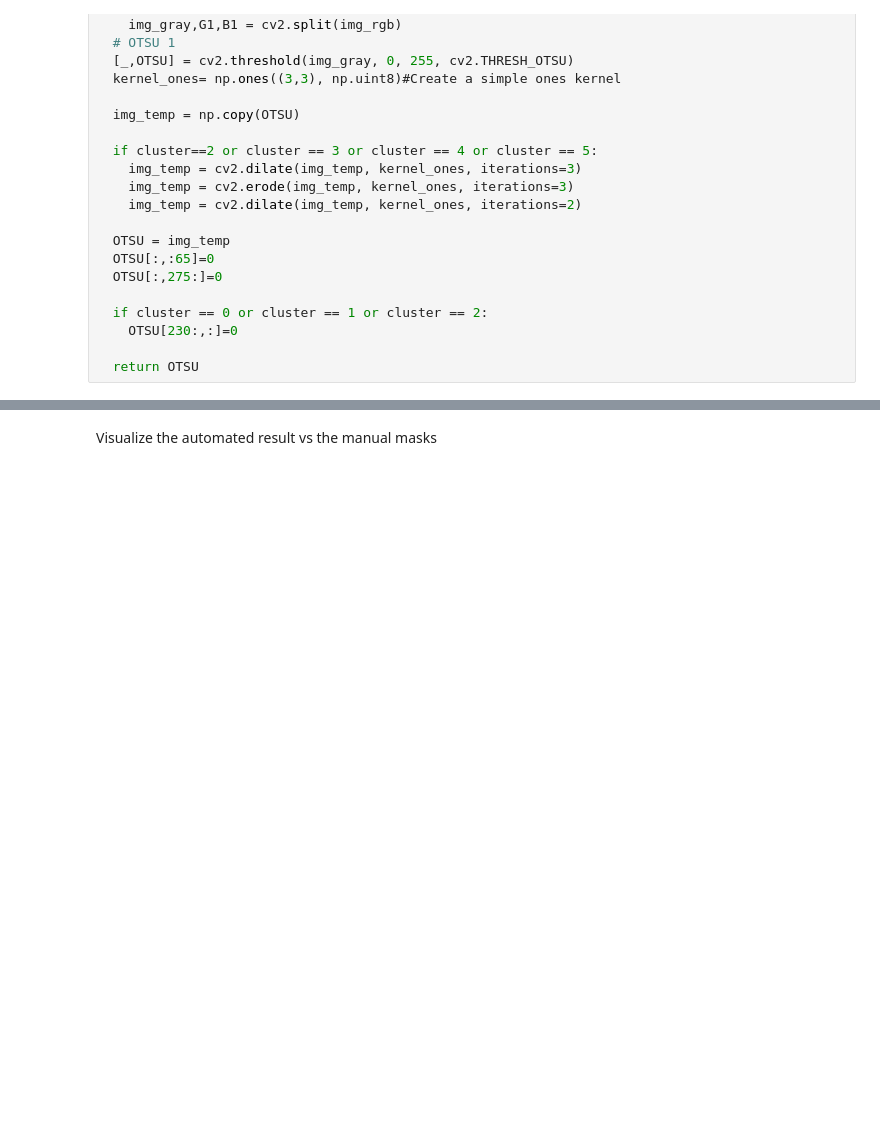
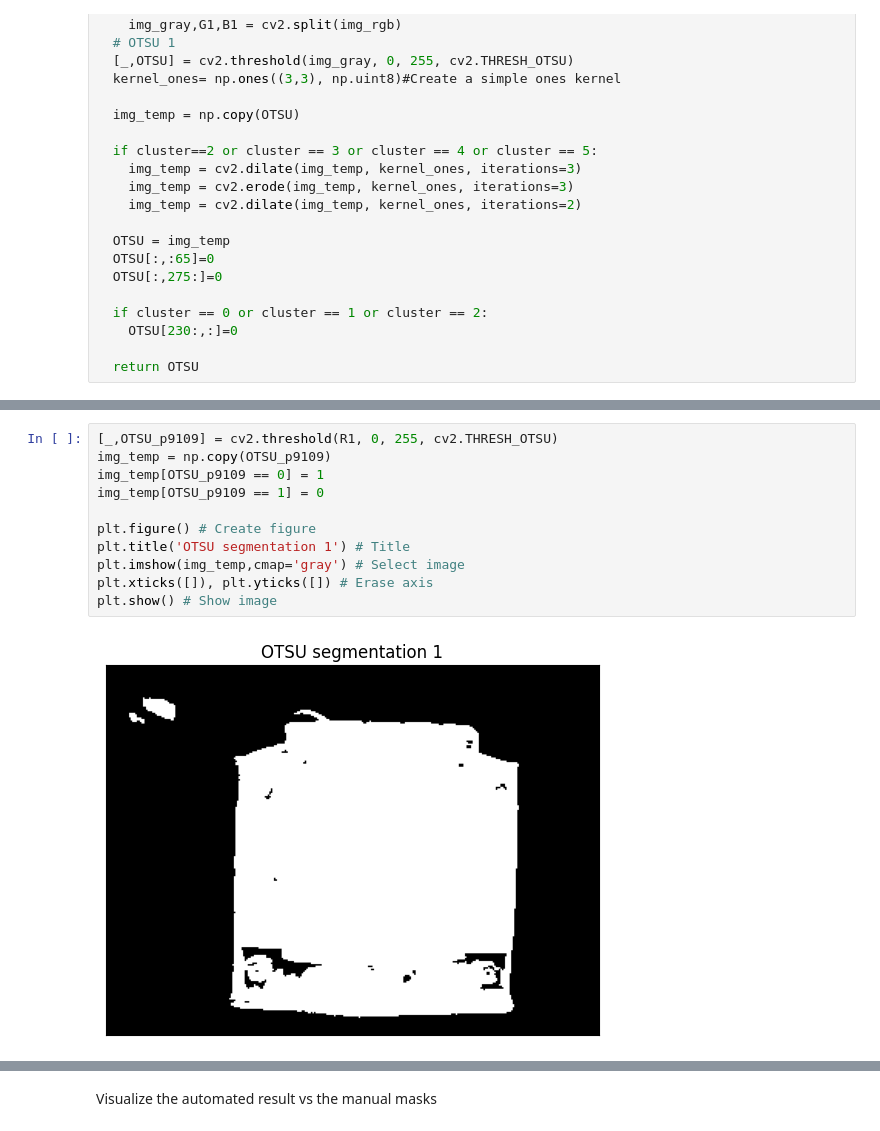
Before and after one commit to anamarigarzon/Predictive_and_Proactive_Maintenance_in_Power_Systems, a Jupyter notebook: Indoor-Power-Systems/IR_image_analysis_Transformer.ipynb, the cells around one changed output, grey strips where cells are left out. Cells and saved outputs as stored; diff of their text form; blank space fills up the shorter version.

```diff
--- a/Indoor-Power-Systems/IR_image_analysis_Transformer.ipynb
+++ b/Indoor-Power-Systems/IR_image_analysis_Transformer.ipynb
@@ -516,0 +527,13 @@ def find_RoI(img_rgb,cluster):
+# %%
+[_,OTSU_p9109] = cv2.threshold(R1, 0, 255, cv2.THRESH_OTSU)
+img_temp = np.copy(OTSU_p9109)
+img_temp[OTSU_p9109 == 0] = 1
+img_temp[OTSU_p9109 == 1] = 0
+
+plt.figure() # Create figure
+plt.title('OTSU segmentation 1') # Title
+plt.imshow(img_temp,cmap='gray') # Select image
+plt.xticks([]), plt.yticks([]) # Erase axis
+plt.show() # Show image
+# %% [output]
+[figure, added]
```
Also changed, not shown: parts of 118 cells of this notebook.
